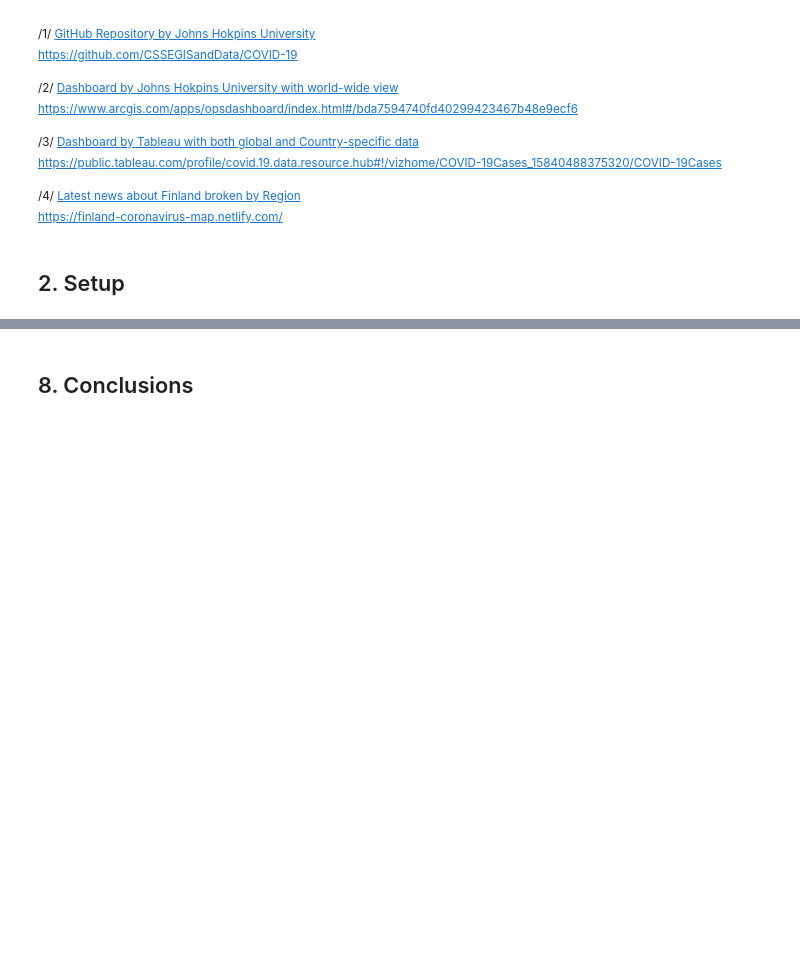
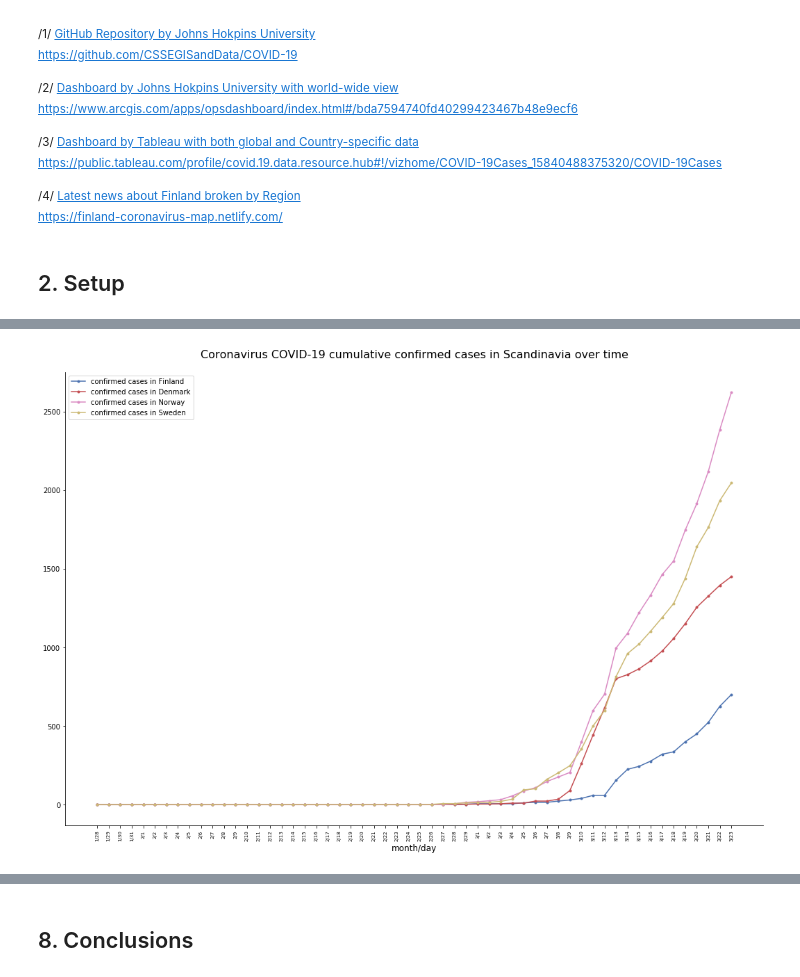
Before and after one commit to BerniHacker/Coronavirus, a Jupyter notebook: Coronavirus_Finland.ipynb, the cells around one changed output, grey strips where cells are left out. Drawn from its saved outputs; the diff is of its cells as text; code cells hidden in the pictures; blank space fills up the shorter version.

```diff
--- a/Coronavirus_Finland.ipynb
+++ b/Coronavirus_Finland.ipynb
@@ -66,0 +1265,17 @@ pd.set_option('display.max_columns', None)
+# %%
+# Comparing cumulative confirmed cases over time in Scandinavia
+cust_line_plot((days_fin, finland_conf_6, ".", '-', 0, "confirmed cases in Finland"),
+               (days_fin, denmark_conf_6, ".", '-', 3, "confirmed cases in Denmark"),
+               (days_fin, norway_conf_6, ".", '-', 6, "confirmed cases in Norway"),
+               (days_fin, sweden_conf_6, ".", '-', 8, "confirmed cases in Sweden"),
+               figsize_w=18, figsize_h=12,
+               title="Coronavirus COVID-19 cumulative confirmed cases in "\
+                     "Scandinavia over time",
+               title_fs=16, title_offset=20,
+               rem_borders=True,
+               x_label="month/day", xlabel_fs=12,
+               xvalues_fs=7,rot=90,
+               y_label=None, ylabel_fs=12,
+               legend=True)
+# %% [output]
+[figure, added]
```
Also changed, not shown: parts of 124 cells of this notebook, 2 other files.
